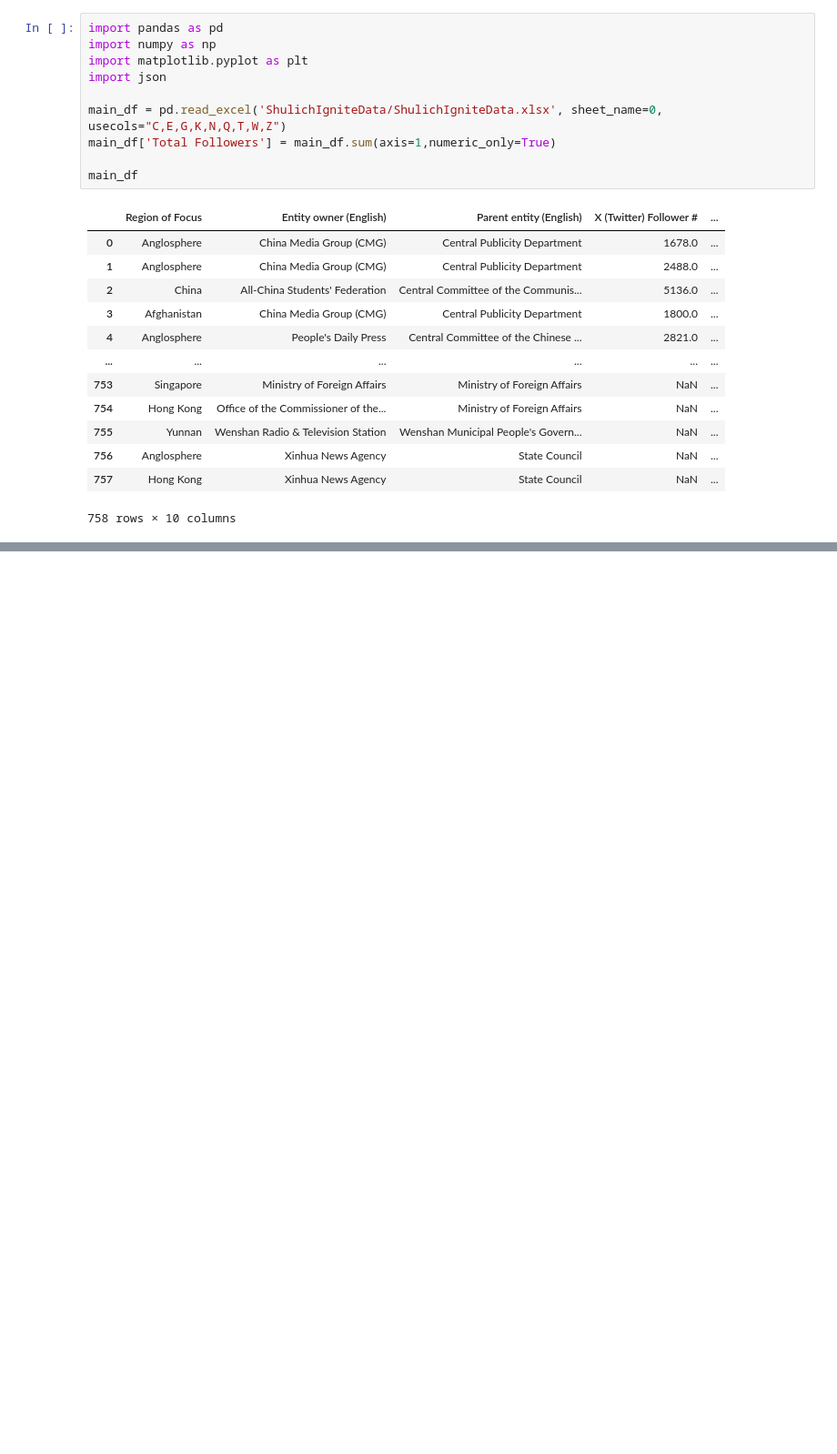
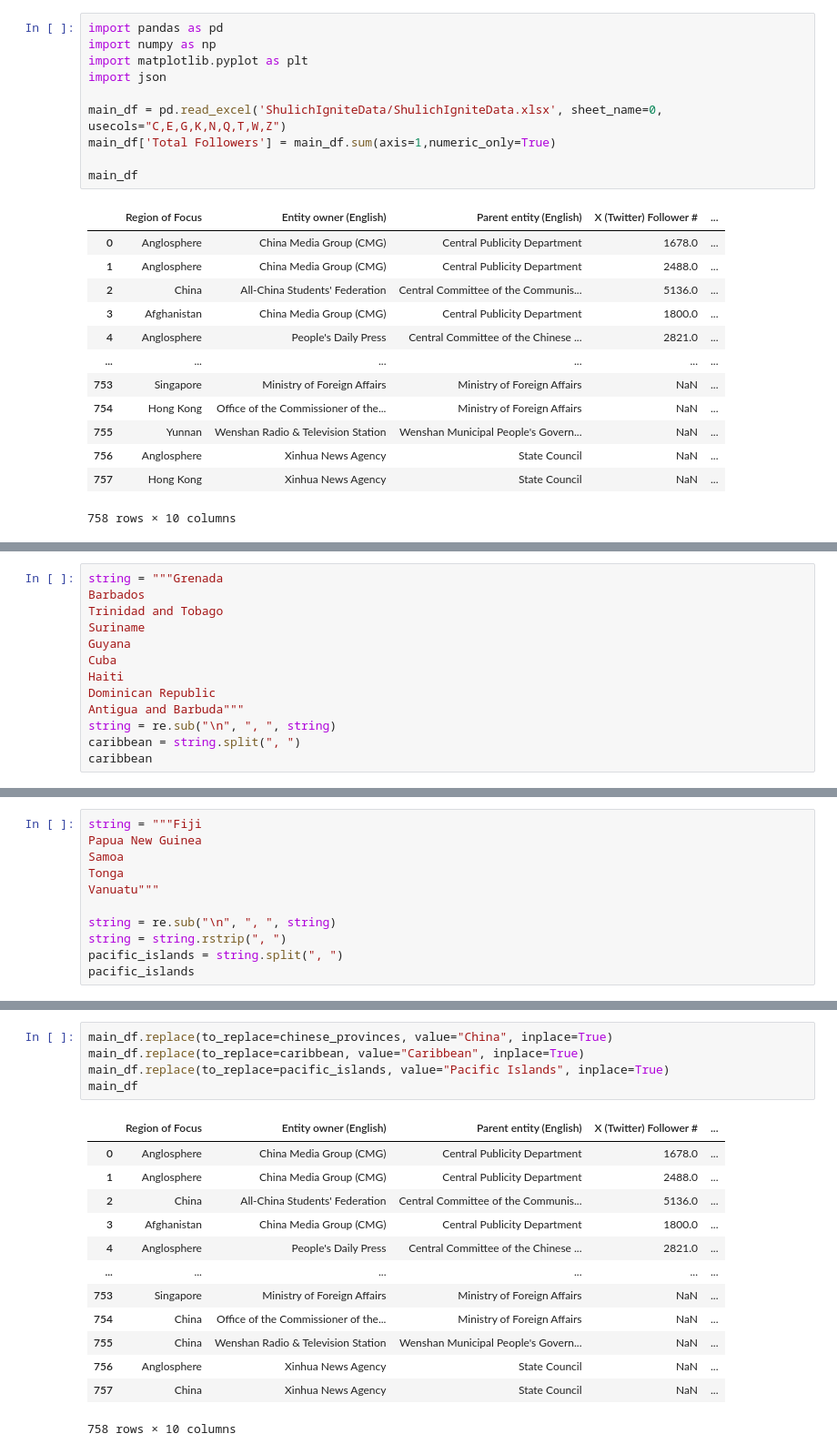
Before and after one commit to YoshikuYuu/SchulichIgnite2023, a Jupyter notebook: notebook.ipynb, the cells around one changed output, grey strips where cells are left out. Shown at 91% size. Drawn from its saved outputs; the diff is of its cells as text; blank space fills up the shorter version.

```diff
--- a/notebook.ipynb
+++ b/notebook.ipynb
@@ -67,0 +124,13 @@ for index, series in main_df.iterrows():
+# %%
+string = """Grenada
+Barbados
+Trinidad and Tobago
+Suriname
+Guyana
+Cuba
+Haiti
+Dominican Republic
+Antigua and Barbuda"""
+string = re.sub("\n", ", ", string)
+caribbean = string.split(", ")
+caribbean
@@ -67,0 +182,11 @@ for index, series in main_df.iterrows():
+# %%
+string = """Fiji
+Papua New Guinea
+Samoa
+Tonga
+Vanuatu"""
+
+string = re.sub("\n", ", ", string)
+string = string.rstrip(", ")
+pacific_islands = string.split(", ")
+pacific_islands
@@ -67,0 +239,19 @@ for index, series in main_df.iterrows():
+# %%
+main_df.replace(to_replace=chinese_provinces, value="China", inplace=True)
+main_df.replace(to_replace=caribbean, value="Caribbean", inplace=True)
+main_df.replace(to_replace=pacific_islands, value="Pacific Islands", inplace=True)
+main_df
+# %% [output]
+|  | Region of Focus | Entity owner (English) | Parent entity (English) | X (Twitter) Follower # | ... |
+| 0 | Anglosphere | China Media Group (CMG) | Central Publicity Department | 1678.0 | ... |
+| 1 | Anglosphere | China Media Group (CMG) | Central Publicity Department | 2488.0 | ... |
+| 2 | China | All-China Students' Federation | Central Committee of the Communis... | 5136.0 | ... |
+| 3 | Afghanistan | China Media Group (CMG) | Central Publicity Department | 1800.0 | ... |
+| 4 | Anglosphere | People's Daily Press | Central Committee of the Chinese ... | 2821.0 | ... |
+| ... | ... | ... | ... | ... | ... |
+| 753 | Singapore | Ministry of Foreign Affairs | Ministry of Foreign Affairs | NaN | ... |
+| 754 | China | Office of the Commissioner of the... | Ministry of Foreign Affairs | NaN | ... |
+| 755 | China | Wenshan Radio & Television Station | Wenshan Municipal People's Govern... | NaN | ... |
+| 756 | Anglosphere | Xinhua News Agency | State Council | NaN | ... |
+| 757 | China | Xinhua News Agency | State Council | NaN | ... |
+758 rows × 10 columns
```
Also changed, not shown: parts of 17 cells of this notebook, 1 other file.
